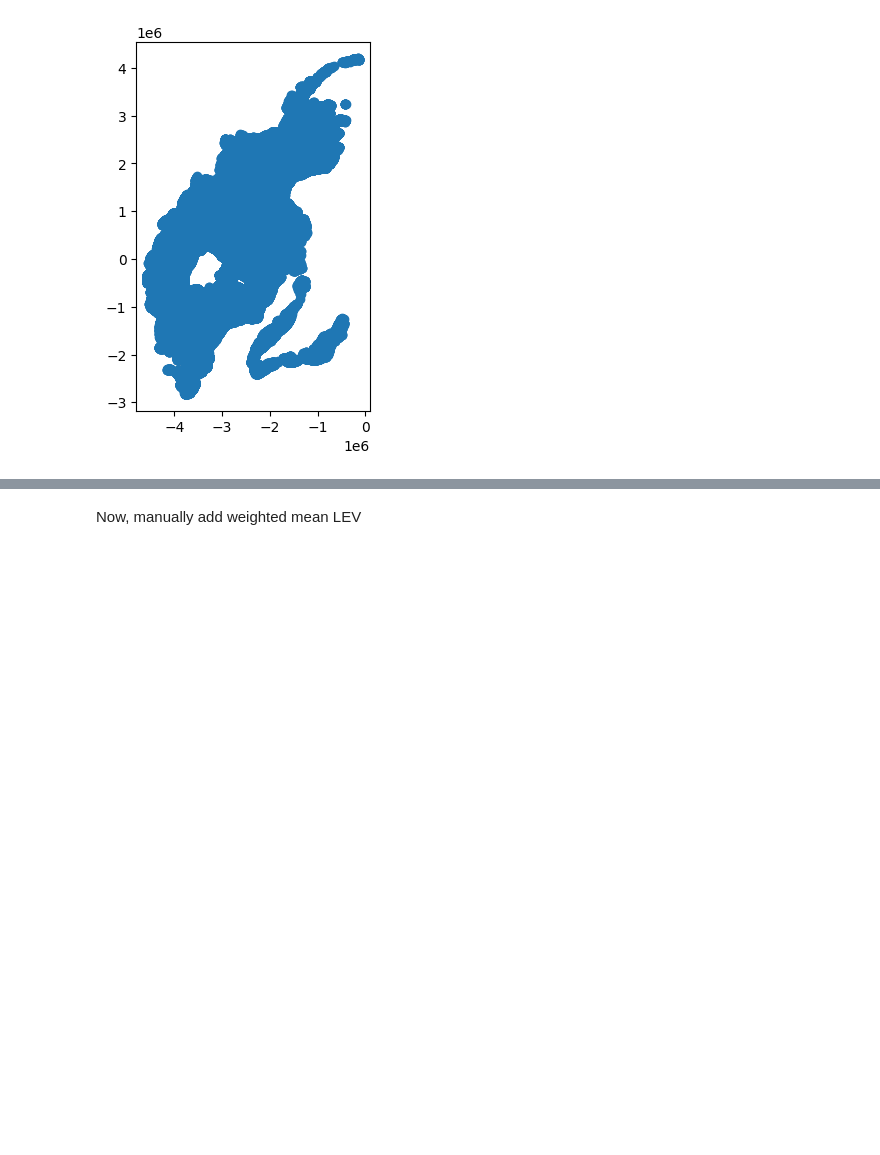
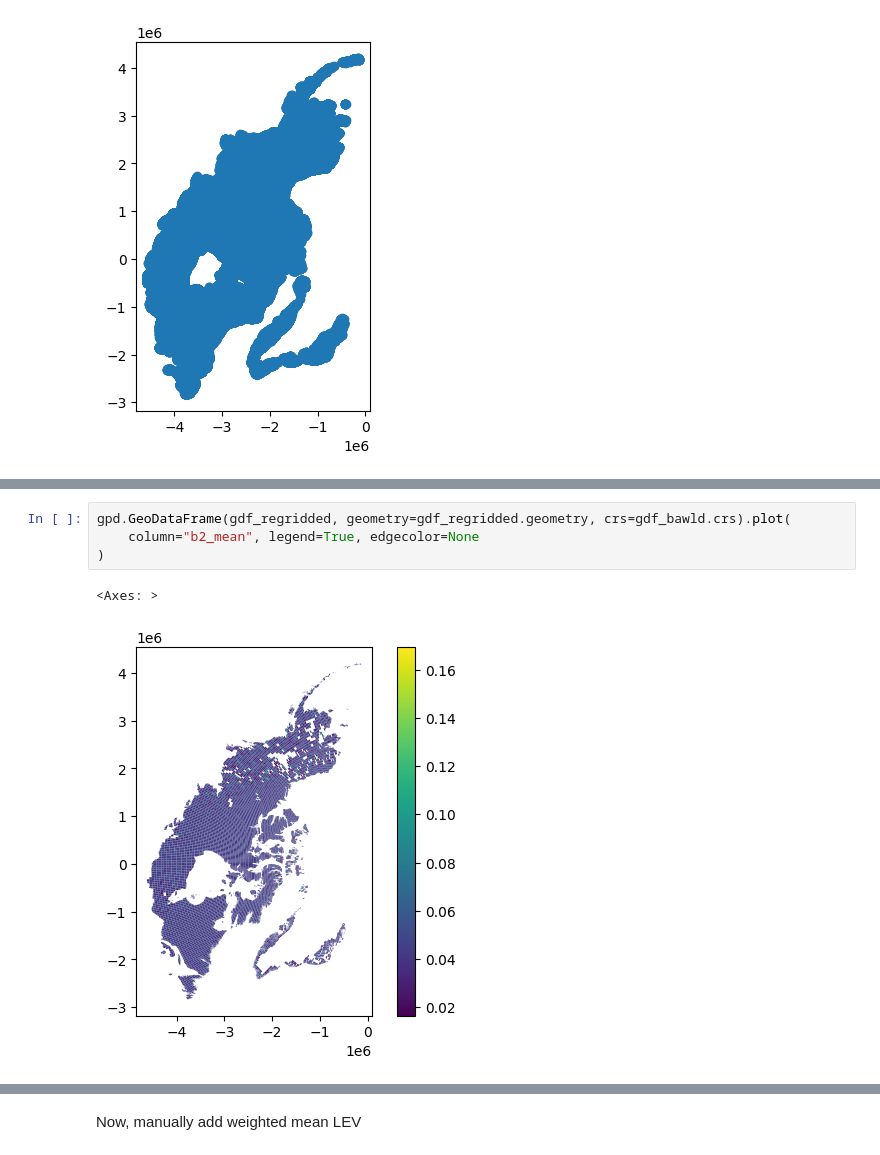
Before and after one commit to ekcomputer/land-cover, a Jupyter notebook: notebooks/joins/regrid_to_bawld_and_plot.ipynb, the cells around one changed output, grey strips where cells are left out. Saved outputs shown, nothing was run; the diff lists cells and outputs as text; blank space fills up the shorter version.

```diff
--- a/notebooks/joins/regrid_to_bawld_and_plot.ipynb
+++ b/notebooks/joins/regrid_to_bawld_and_plot.ipynb
@@ -134,0 +316,7 @@ gdf_regridded = gdf_regridded.groupby("Cell_ID", as_index=False).agg(agg_map)
+# %%
+gpd.GeoDataFrame(gdf_regridded, geometry=gdf_regridded.geometry, crs=gdf_bawld.crs).plot(
+    column="b2_mean", legend=True, edgecolor=None
+)
+# %% [output]
+<Axes: >
+[figure, added]
```
Also changed, not shown: parts of 31 cells of this notebook, 4 other files.
